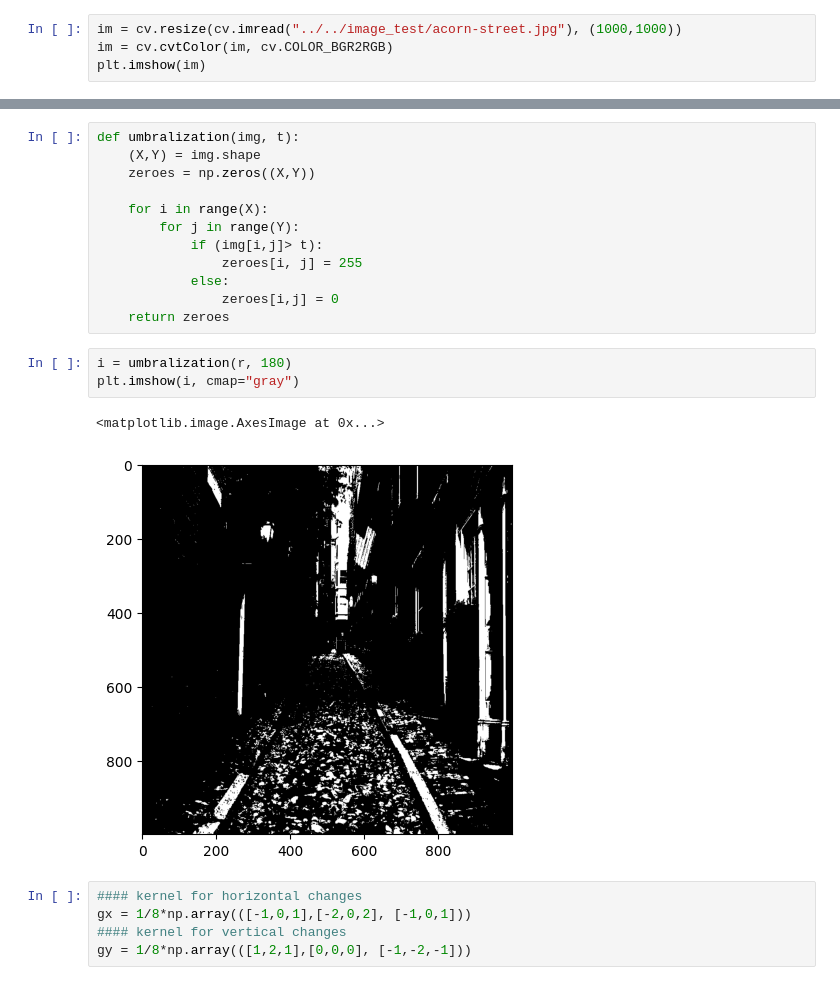
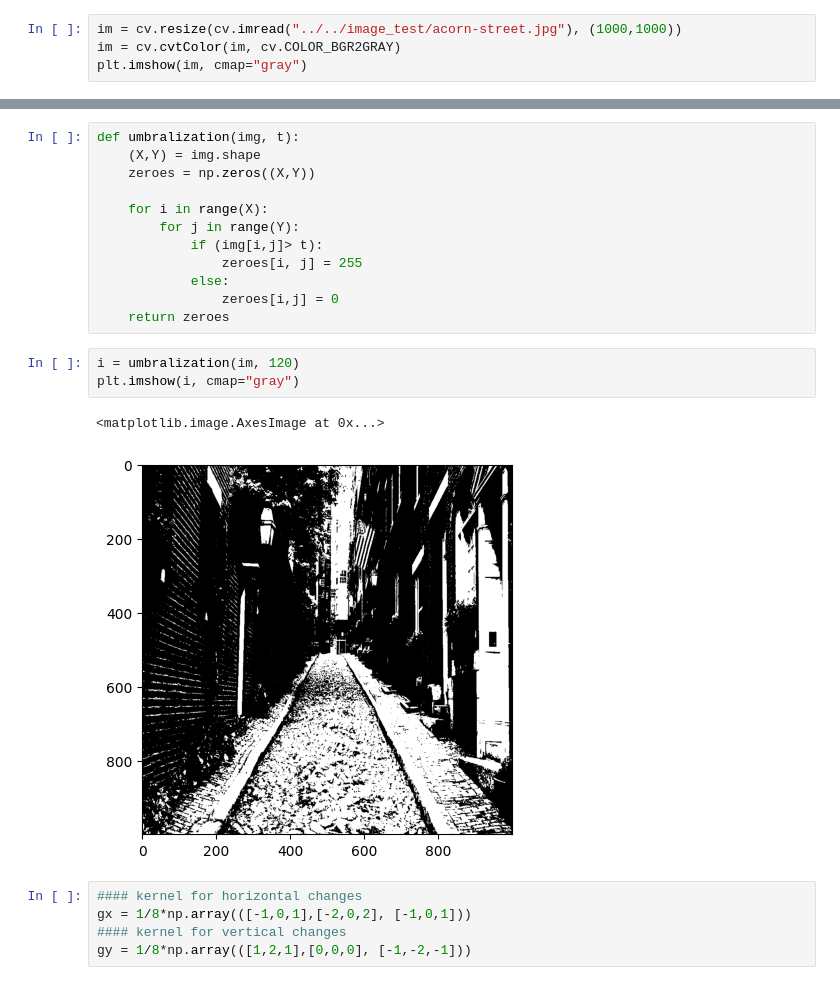
Before and after one commit to rortiz-r/image-analysis, a Jupyter notebook: tareas/hough/hough.ipynb, the cells around one changed output, grey strips where cells are left out. Drawn from its saved outputs; the diff is of its cells as text.

```diff
--- a/tareas/hough/hough.ipynb
+++ b/tareas/hough/hough.ipynb
@@ -4,7 +4,7 @@ import matplotlib.pyplot as plt
 import numpy as np
 # %%
 im = cv.resize(cv.imread("../../image_test/acorn-street.jpg"), (1000,1000))
-im = cv.cvtColor(im, cv.COLOR_BGR2RGB)
-plt.imshow(im)
+im = cv.cvtColor(im, cv.COLOR_BGR2GRAY)
+plt.imshow(im, cmap="gray")
 # %% [output]
 <matplotlib.image.AxesImage at 0x...>
@@ -33,11 +24,11 @@ def umbralization(img, t):
                 zeroes[i,j] = 0
     return zeroes
 # %%
-i = umbralization(r, 180)
+i = umbralization(im, 120)
 plt.imshow(i, cmap="gray")
 # %% [output]
 <matplotlib.image.AxesImage at 0x...>
-[figure, old version]
+[figure, new version]
 # %%
 #### kernel for horizontal changes
 gx = 1/8*np.array(([-1,0,1],[-2,0,2], [-1,0,1]))
```
Also changed, not shown: parts of 6 cells of this notebook.
